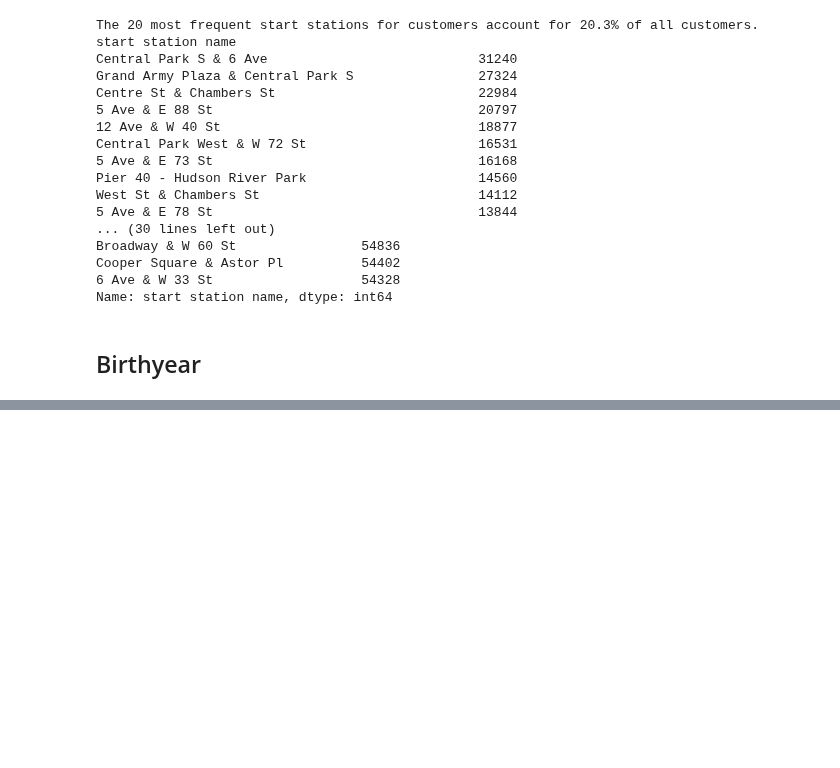
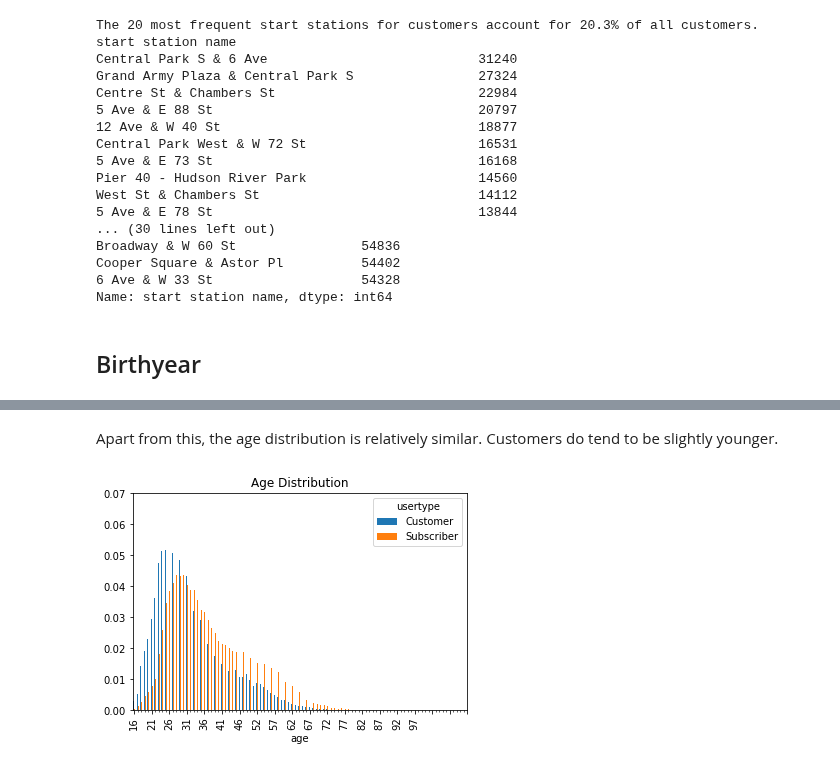
Before and after one commit to TWagner2/AXAChallenge, a Jupyter notebook: Analysis.ipynb, the cells around one changed output, grey strips where cells are left out. Drawn from its saved outputs; the diff is of its cells as text; code cells hidden in the pictures; blank space fills up the shorter version.

```diff
--- a/Analysis.ipynb
+++ b/Analysis.ipynb
@@ -169,0 +185,13 @@ TODO: look at birthyears
+# %% [markdown]
+Apart from this, the age distribution is relatively similar.
+Customers do tend to be slightly younger.
+# %%
+counts=data_train[data_train["age"]!=49].groupby(by=["usertype","age"]).size()
+counts = counts / counts.groupby("usertype").sum()
+counts=counts.unstack().transpose()
+ax = counts.plot.bar(by="usertype")
+ax.set_title("Age Distribution");
+ax.set_xticks(np.arange(0,96,5));
+ax.set_xticks(np.arange(0,96,1),minor=True);
+# %% [output]
+[figure, added]
```
Also changed, not shown: parts of 5 cells of this notebook, 1 other file.
